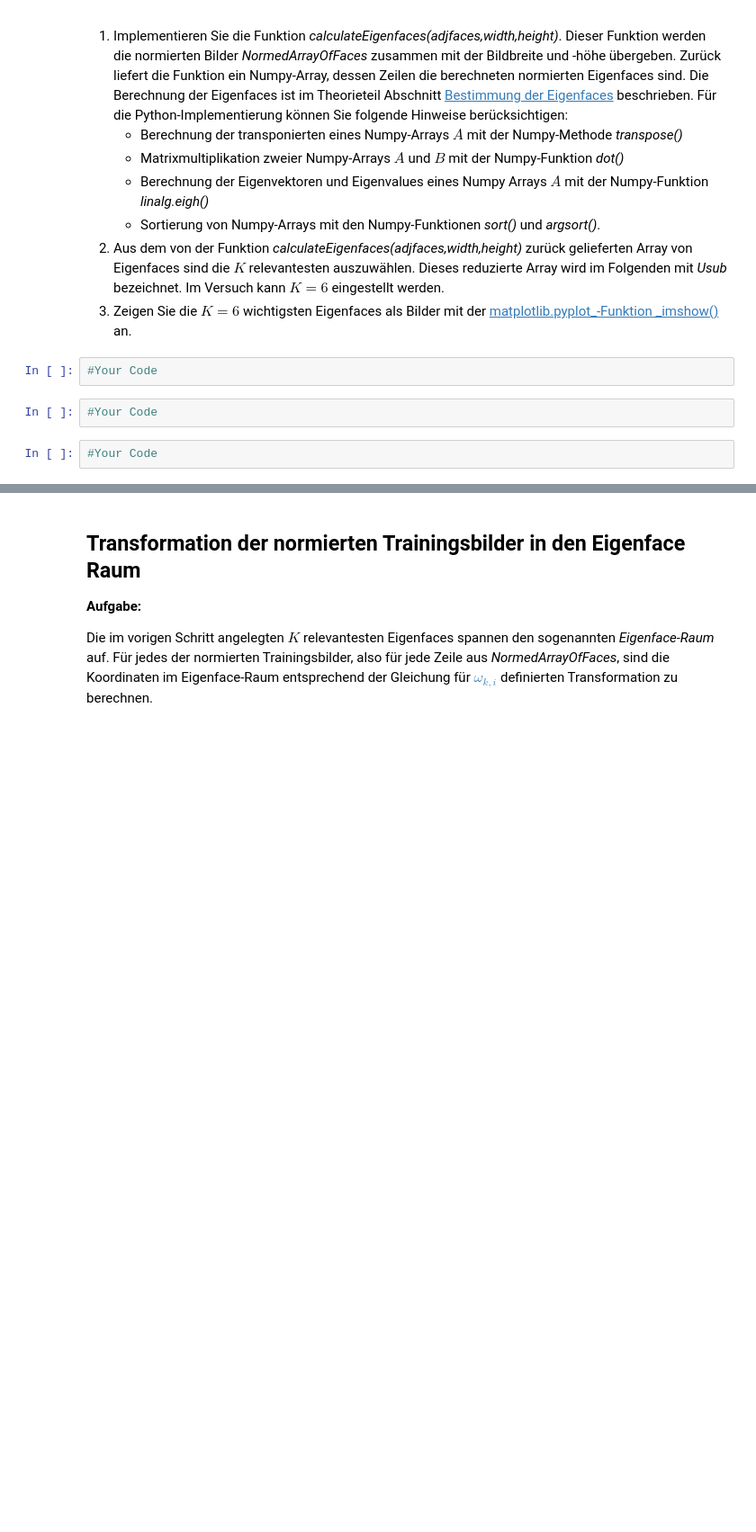
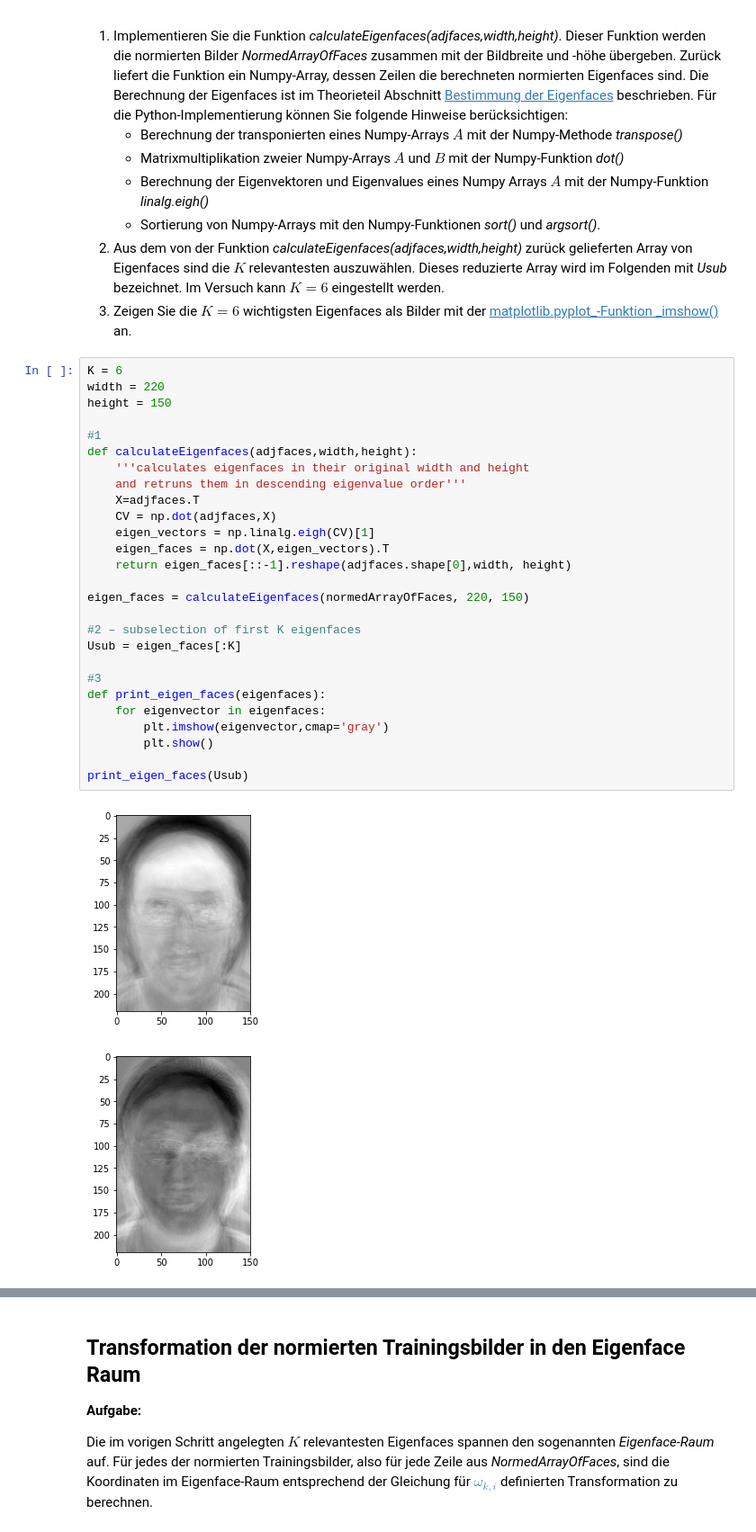
Before and after one commit to danielrotaermel/data-mining, a Jupyter notebook: VersuchFaceRecognition.ipynb, the cells around one changed output, grey strips where cells are left out. Shown at 90% size. Cells and saved outputs as stored; diff of their text form; blank space fills up the shorter version.

```diff
--- a/VersuchFaceRecognition.ipynb
+++ b/VersuchFaceRecognition.ipynb
@@ -246,9 +291,33 @@ __Aufgaben:__
     * Sortierung von Numpy-Arrays mit den Numpy-Funktionen _sort()_ und _argsort()_.
 2. Aus dem von der Funktion _calculateEigenfaces(adjfaces,width,height)_ zurück gelieferten Array von Eigenfaces sind die $K$ relevantesten auszuwählen. Dieses reduzierte Array wird im Folgenden mit _Usub_ bezeichnet. Im Versuch kann $K=6$ eingestellt werden.
 3. Zeigen Sie die $K=6$ wichtigsten Eigenfaces als Bilder mit der [matplotlib.pyplot_-Funktion _imshow()](http://matplotlib.org/1.3.0/users/image_tutorial.html) an.
-# %%
-#Your Code
-# %%
-#Your Code
-# %%
-#Your Code
+# %%
+K = 6
+width = 220
+height = 150
+
+#1
+def calculateEigenfaces(adjfaces,width,height):
+    '''calculates eigenfaces in their original width and height
+    and retruns them in descending eigenvalue order'''
+    X=adjfaces.T
+    CV = np.dot(adjfaces,X)
+    eigen_vectors = np.linalg.eigh(CV)[1]
+    eigen_faces = np.dot(X,eigen_vectors).T
+    return eigen_faces[::-1].reshape(adjfaces.shape[0],width, height)
+
+eigen_faces = calculateEigenfaces(normedArrayOfFaces, 220, 150)
+
+#2 – subselection of first K eigenfaces
+Usub = eigen_faces[:K]
+
+#3
+def print_eigen_faces(eigenfaces):
+    for eigenvector in eigenfaces:
+        plt.imshow(eigenvector,cmap='gray')
+        plt.show()
+
+print_eigen_faces(Usub)
+# %% [output]
+[figure, added]
+[figure, added]
```
Also changed, not shown: parts of 31 cells of this notebook, 7 other files.
